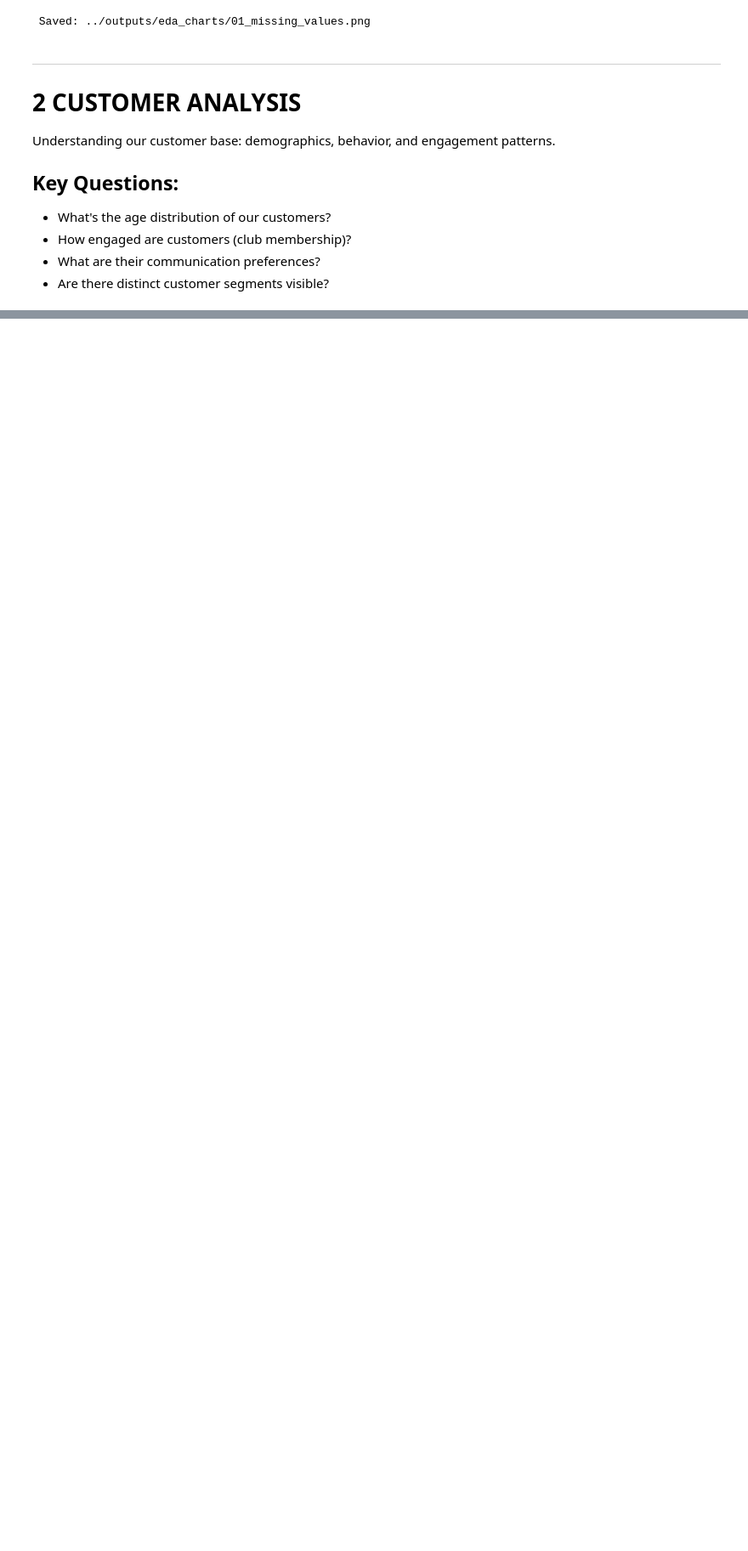
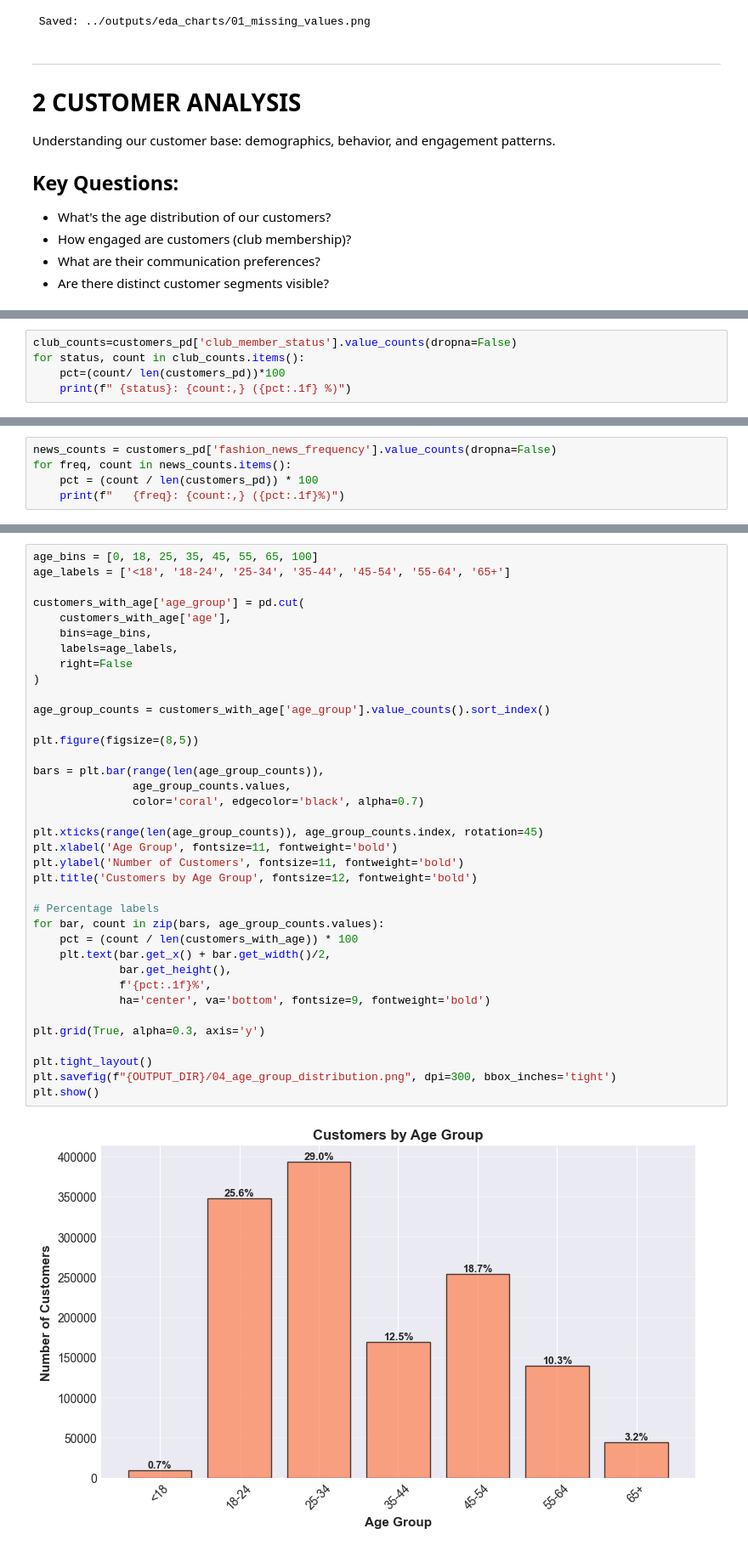
Before and after one commit to DeneeshK/H-M-Ecommerce-Intelligence-with-SPARK, a Jupyter notebook: notebooks/01_EDA.ipynb, the cells around one changed output, grey strips where cells are left out. Shown at 85% size. Saved outputs shown, nothing was run; the diff lists cells and outputs as text; blank space fills up the shorter version.

```diff
--- a/notebooks/01_EDA.ipynb
+++ b/notebooks/01_EDA.ipynb
@@ -273,0 +291,5 @@ Understanding our customer base: demographics, behavior, and engagement patterns
+# %%
+club_counts=customers_pd['club_member_status'].value_counts(dropna=False)
+for status, count in club_counts.items():
+    pct=(count/ len(customers_pd))*100
+    print(f" {status}: {count:,} ({pct:.1f} %)")
@@ -273,0 +301,5 @@ Understanding our customer base: demographics, behavior, and engagement patterns
+# %%
+news_counts = customers_pd['fashion_news_frequency'].value_counts(dropna=False)
+for freq, count in news_counts.items():
+    pct = (count / len(customers_pd)) * 100
+    print(f"   {freq}: {count:,} ({pct:.1f}%)")
@@ -273,0 +378,39 @@ Understanding our customer base: demographics, behavior, and engagement patterns
+# %%
+age_bins = [0, 18, 25, 35, 45, 55, 65, 100]
+age_labels = ['<18', '18-24', '25-34', '35-44', '45-54', '55-64', '65+']
+
+customers_with_age['age_group'] = pd.cut(
+    customers_with_age['age'],
+    bins=age_bins,
+    labels=age_labels,
+    right=False
+)
+
+age_group_counts = customers_with_age['age_group'].value_counts().sort_index()
+
+plt.figure(figsize=(8,5))
+
+bars = plt.bar(range(len(age_group_counts)),
+               age_group_counts.values,
+               color='coral', edgecolor='black', alpha=0.7)
+
+plt.xticks(range(len(age_group_counts)), age_group_counts.index, rotation=45)
+plt.xlabel('Age Group', fontsize=11, fontweight='bold')
+plt.ylabel('Number of Customers', fontsize=11, fontweight='bold')
+plt.title('Customers by Age Group', fontsize=12, fontweight='bold')
+
+# Percentage labels
+for bar, count in zip(bars, age_group_counts.values):
+    pct = (count / len(customers_with_age)) * 100
+    plt.text(bar.get_x() + bar.get_width()/2,
+             bar.get_height(),
+             f'{pct:.1f}%',
+             ha='center', va='bottom', fontsize=9, fontweight='bold')
+
+plt.grid(True, alpha=0.3, axis='y')
+
+plt.tight_layout()
+plt.savefig(f"{OUTPUT_DIR}/04_age_group_distribution.png", dpi=300, bbox_inches='tight')
+plt.show()
+# %% [output]
+[figure, added]
```
Also changed, not shown: parts of 14 cells of this notebook, 7 other files.
